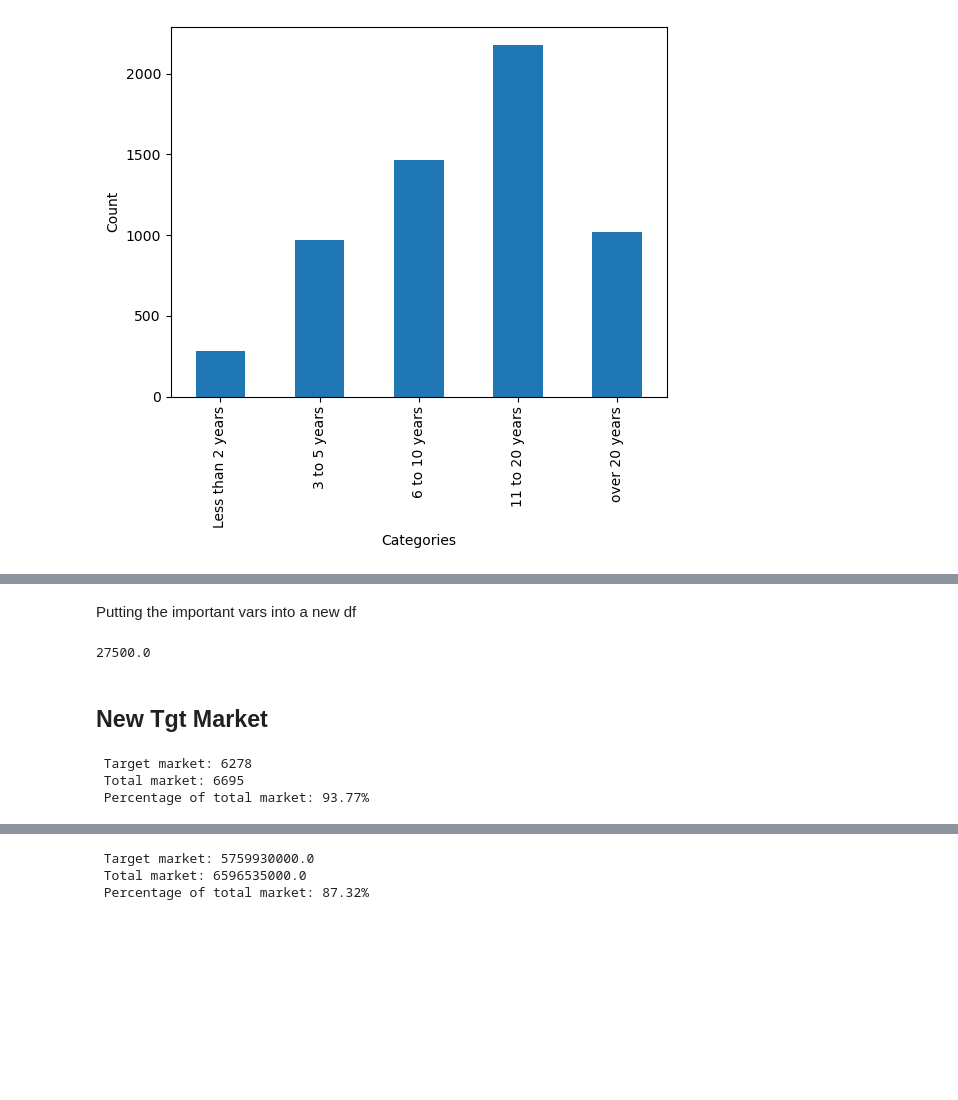
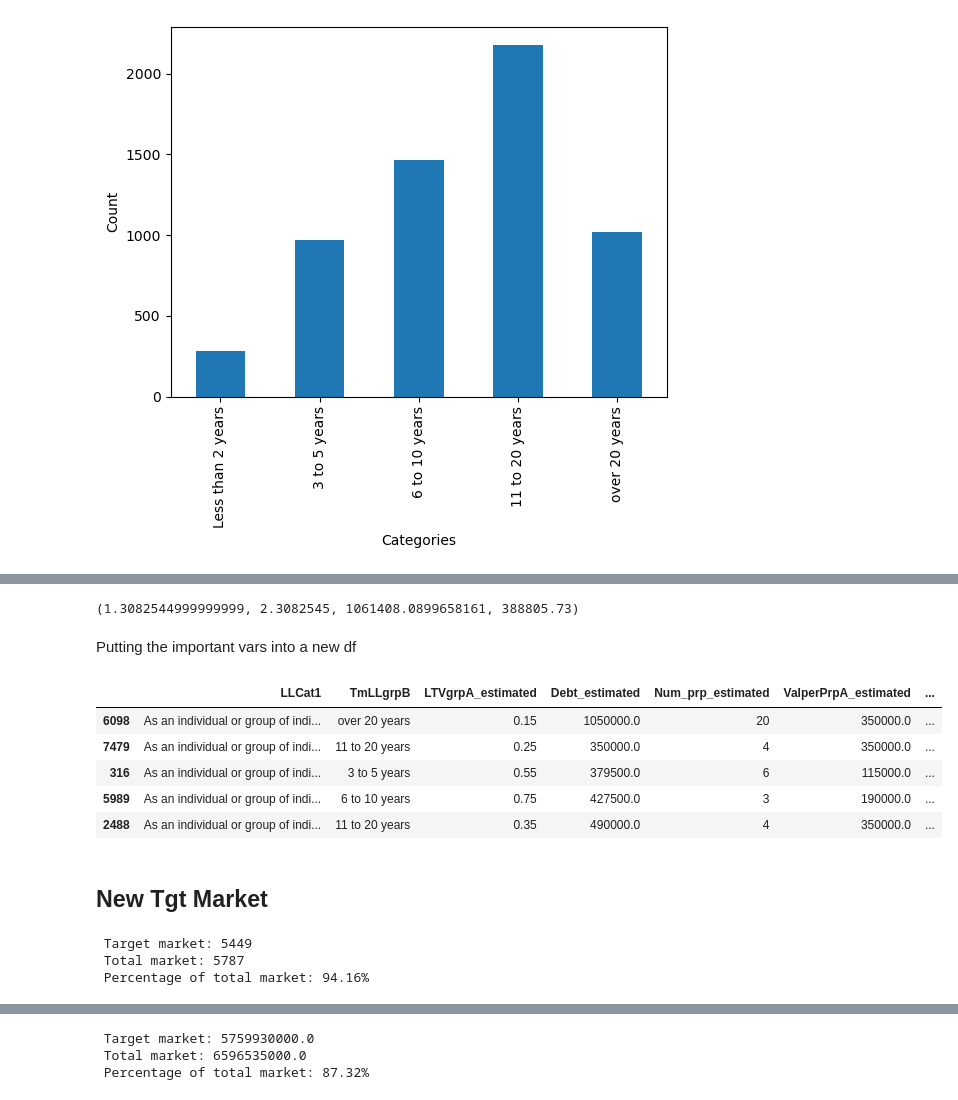
Before and after one commit to sam-hatley/landlord-data, a Jupyter notebook: corporate.ipynb, the cells around one changed output, grey strips where cells are left out. Saved outputs shown, nothing was run; the diff lists cells and outputs as text; code cells hidden in the pictures; blank space fills up the shorter version.

```diff
--- a/corporate.ipynb
+++ b/corporate.ipynb
@@ -420,0 +431,28 @@ Categories (5, object): ['11 to 20 years', '3 to 5 years', '6 to 10 years', 'Les
+# %%
+def est_cap_gains(years_owned, num_prps, mkt_val):
+    cg = lambda x : (-0.0006 * x ** 3 + 0.0314 * x ** 2 - 0.5628 * x + 3.7054) + 1
+
+    cg_amts = []
+    years_per_prp = years_owned / num_prps
+    current_yr = years_per_prp
+
+    cg_amts.append(cg(24 - years_owned))
+
+    if num_prps > 1:
+        for i in range(num_prps - 1):
+            cg_amts.append(cg(current_yr))
+            current_yr += years_per_prp
+
+    cg_avg = sum(cg_amts) / len(cg_amts)
+
+    orig_mkt = mkt_val / (cg_avg)
+    cg_total = round(max(0, mkt_val - orig_mkt) * 0.28, 2)
+
+
+    return cg_avg - 1, cg_avg, orig_mkt, cg_total
+
+
+
+est_cap_gains(15, 50, 2450000.0)
+# %% [output]
+(1.3082544999999999, 2.3082545, 1061408.0899658161, 388805.73)
@@ -464,19 +488,24 @@ def calculate_stlt(prop_val, num_prps):
-# %%
-calculate_stlt(500000, 1)
-# %% [output]
-27500.0
+# %%
+df_test.sample(5)
+# %% [output]
+|  | LLCat1 | TmLLgrpB | LTVgrpA_estimated | Debt_estimated | Num_prp_estimated | ValperPrpA_estimated | ... |
+| 6098 | As an individual or group of indi... | over 20 years | 0.15 | 1050000.0 | 20 | 350000.0 | ... |
+| 7479 | As an individual or group of indi... | 11 to 20 years | 0.25 | 350000.0 | 4 | 350000.0 | ... |
+| 316 | As an individual or group of indi... | 3 to 5 years | 0.55 | 379500.0 | 6 | 115000.0 | ... |
+| 5989 | As an individual or group of indi... | 6 to 10 years | 0.75 | 427500.0 | 3 | 190000.0 | ... |
+| 2488 | As an individual or group of indi... | 11 to 20 years | 0.35 | 490000.0 | 4 | 350000.0 | ... |
 # %% [markdown]
 ## New Tgt Market
 # %%
-tgt_mkt = df[(df["LLCat1"].isin(['As an individual or group of individuals', 'Other (please specify)']))]
+tgt_mkt = df_test[(df_test["LLCat1"].isin(['As an individual or group of individuals', 'Other (please specify)']))]
 tgt_len = len(tgt_mkt.index)
-df_len = len(df[(df["LLCat1"].notna())].index)
+df_len = len(df_test[(df_test["LLCat1"].notna())].index)
 
 print(f" Target market: {tgt_len} \n Total market: {df_len} \n Percentage of total market: {round((tgt_len/df_len)*100,2)}%")
 # %% [output]
- Target market: 6278
- Total market: 6695
- Percentage of total market: 93.77%
+ Target market: 5449
+ Total market: 5787
+ Percentage of total market: 94.16%
 # %%
 tgt_mkt_prps = tgt_mkt['Num_prp_estimated'].sum()
 mkt_prps = df['Num_prp_estimated'].sum()
```
Also changed, not shown: parts of 30 cells of this notebook.
